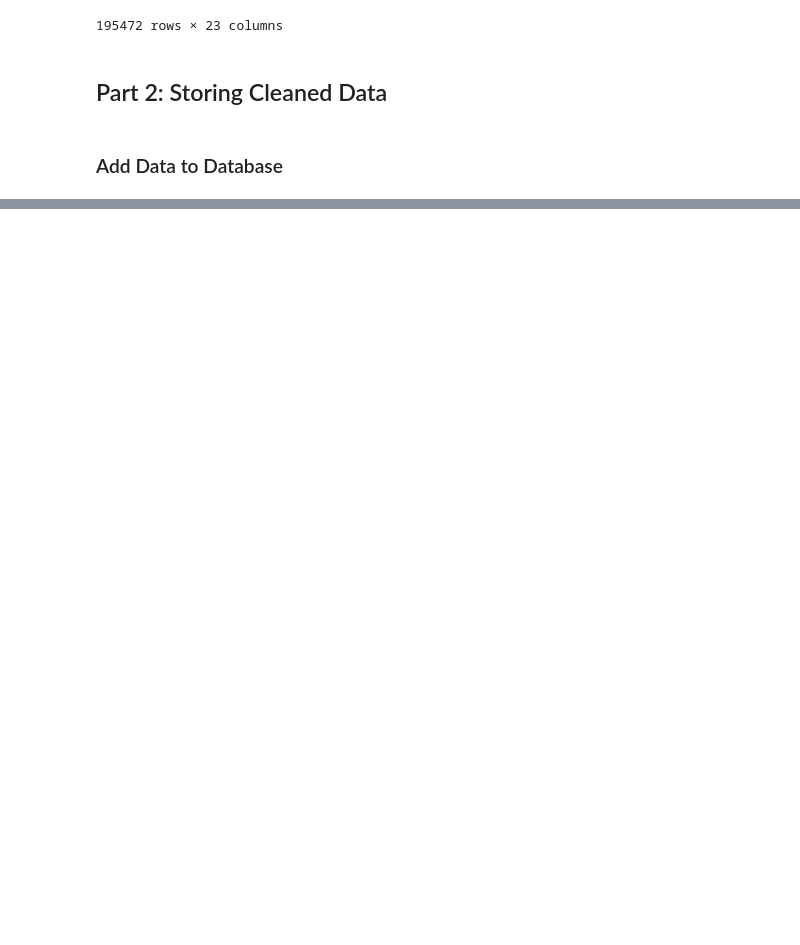
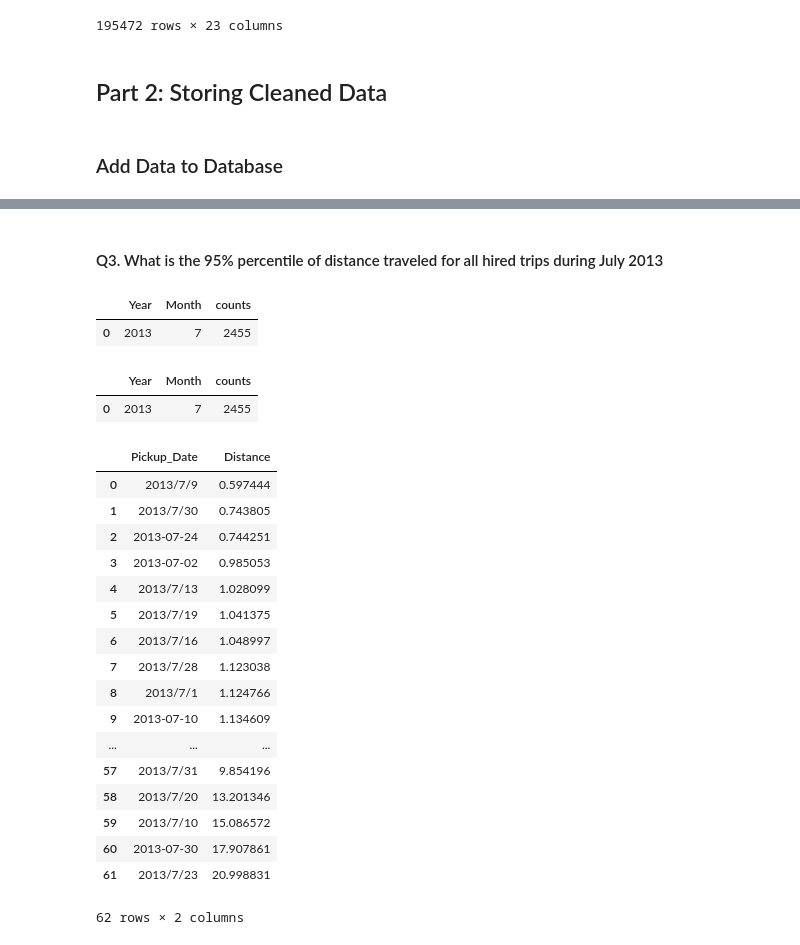
Before and after one commit to as597668404/IEOR4501_Final_Project, a Jupyter notebook: Project_Draft.ipynb, the cells around one changed output, grey strips where cells are left out. Saved outputs shown, nothing was run; the diff lists cells and outputs as text; code cells hidden in the pictures; blank space fills up the shorter version.

```diff
--- a/Project_Draft.ipynb
+++ b/Project_Draft.ipynb
@@ -897,0 +980,80 @@ engine.execute("SELECT * FROM TaxiRides").fetchall()
+# %% [markdown]
+#### Q3. What is the 95% percentile of distance traveled for all hired trips during July 2013
+# %%
+## Count the total numbers of Uber rides in July 2013
+Jul2013UberCounts = """
+SELECT Year,
+Month,
+COUNT(*) AS counts
+FROM uber_data
+WHERE Year = 2013
+AND
+Month = 7
+GROUP BY Year
+ORDER BY counts;
+"""
+
+query_uber_Jul2013 = sqldf(Jul2013UberCounts)
+query_uber_Jul2013
+# %% [output]
+|  | Year | Month | counts |
+| 0 | 2013 | 7 | 2455 |
+# %%
+## Count the total numbers of Taxi rides in July 2013
+Jul2013TaxiCounts = """
+SELECT Year,
+Month,
+COUNT(*) AS counts
+FROM taxi_data
+WHERE Year = 2013
+AND
+Month = 7
+GROUP BY Year
+ORDER BY counts;
+"""
+
+query_taxi_Jul2013 = sqldf(Jul2013TaxiCounts)
+query_taxi_Jul2013
+# %% [output]
+|  | Year | Month | counts |
+| 0 | 2013 | 7 | 2455 |
+# %%
+## Since There are totally 2455(Uber) + 2455(YellowTaxi) = 4910 rides in total.
+## Thus the 95 percentile (top 5%) of all the distance will be 4910 x 5% = 245.5
+## Thus the 95 percentile of distance will be the 245th longest distance of all rides
+
+Distance95Percentile = """
+SELECT Pickup_Date as Pickup_Date,
+Distance as Distance
+FROM (
+    SELECT Pickup_Date, Year, Month, Distance FROM uber_data
+    WHERE Year = 2013 AND Month = 7
+    UNION ALL
+    SELECT Pickup_Date, Year, Month, Distance FROM taxi_data
+    WHERE Year = 2013 AND Month = 7
+    ) X
+Group BY Pickup_Date
+ORDER BY Distance;
+"""
+
+query_95Percentile = sqldf(Distance95Percentile)
+query_95Percentile
+# %% [output]
+|  | Pickup_Date | Distance |
+| 0 | 2013/7/9 | 0.597444 |
+| 1 | 2013/7/30 | 0.743805 |
+| 2 | 2013-07-24 | 0.744251 |
+| 3 | 2013-07-02 | 0.985053 |
+| 4 | 2013/7/13 | 1.028099 |
+| 5 | 2013/7/19 | 1.041375 |
+| 6 | 2013/7/16 | 1.048997 |
+| 7 | 2013/7/28 | 1.123038 |
+| 8 | 2013/7/1 | 1.124766 |
+| 9 | 2013-07-10 | 1.134609 |
+| ... | ... | ... |
+| 57 | 2013/7/31 | 9.854196 |
+| 58 | 2013/7/20 | 13.201346 |
+| 59 | 2013/7/10 | 15.086572 |
+| 60 | 2013-07-30 | 17.907861 |
+| 61 | 2013/7/23 | 20.998831 |
+62 rows × 2 columns
```
Also changed, not shown: parts of 17 cells of this notebook, 3 other files.
